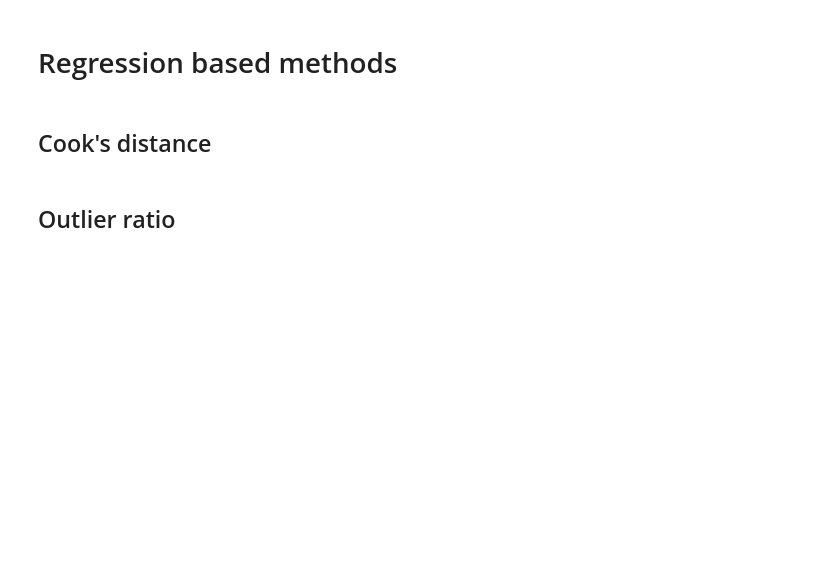
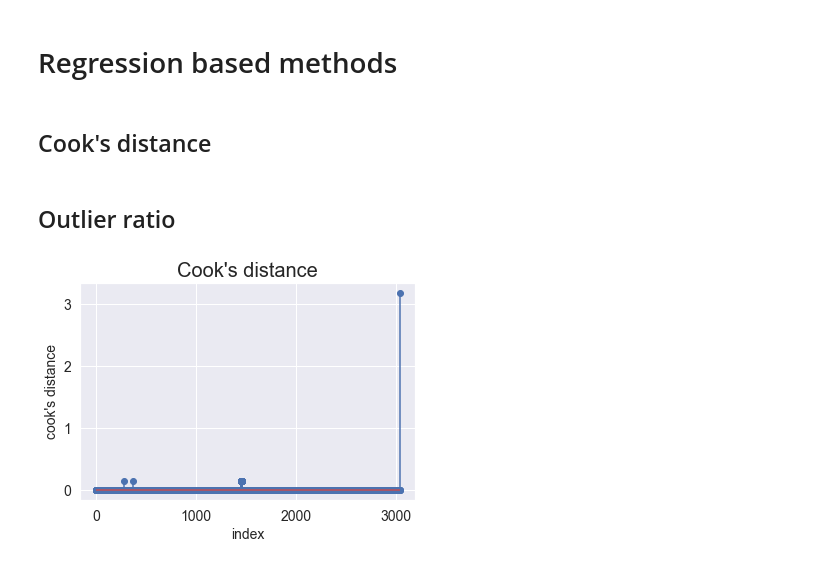
Before and after one commit to EPF-MDE/data-cleaning, a Jupyter notebook: Outliers/outlier_simple-methods_weights_heights.ipynb, the cells around one changed output. Cells and saved outputs as stored; diff of their text form; code cells hidden in the pictures; blank space fills up the shorter version.

```diff
--- a/Outliers/outlier_simple-methods_weights_heights.ipynb
+++ b/Outliers/outlier_simple-methods_weights_heights.ipynb
@@ -201,3 +241,25 @@ axs[1].set_title('Residual plot showing outliers')
 sns.scatterplot(data=data, x="Height", y=model.resid, ax=axs[1],
                 style=is_outlier, hue=is_outlier)
 plt.show()
+# %%
+threshold = 4/data.shape[0]
+
+# stem plot - the x-axis represents the index of the observation and the y-axis its Cook's distance
+plt.stem(distance, basefmt=" ")
+
+# horizontal line showing the threshold value
+plt.hlines(threshold, -2, 1+data.shape[0], 'r')
+
+# the observations with Cook's distances higher than the threshold value are labeled in the plot
+influencial_data = distance[distance > threshold]
+
+# ticks
+plt.xticks(fontsize=14)
+plt.yticks(fontsize=14)
+
+# labels and title
+plt.xlabel('index', fontsize=14)
+plt.ylabel('cook\'s distance', fontsize=14)
+plt.title('Cook\'s distance', fontsize=20);
+# %% [output]
+[figure, added]
```
Also changed, not shown: parts of 9 cells of this notebook, 16 other files.
